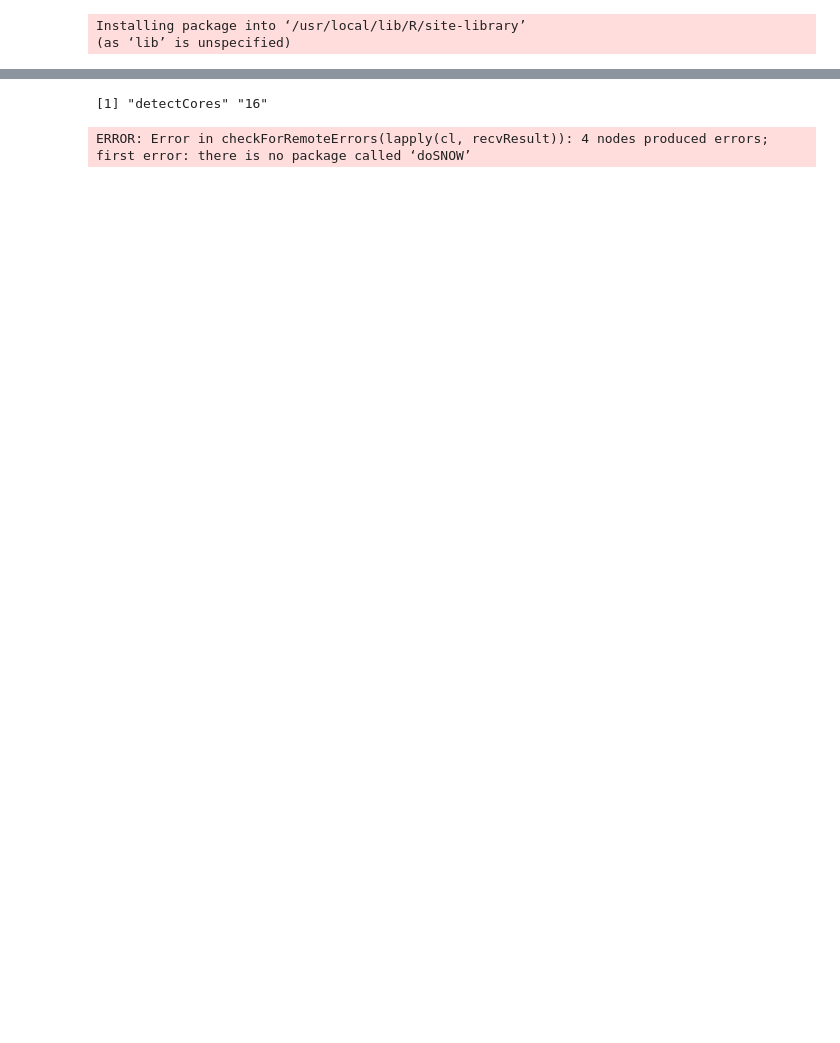
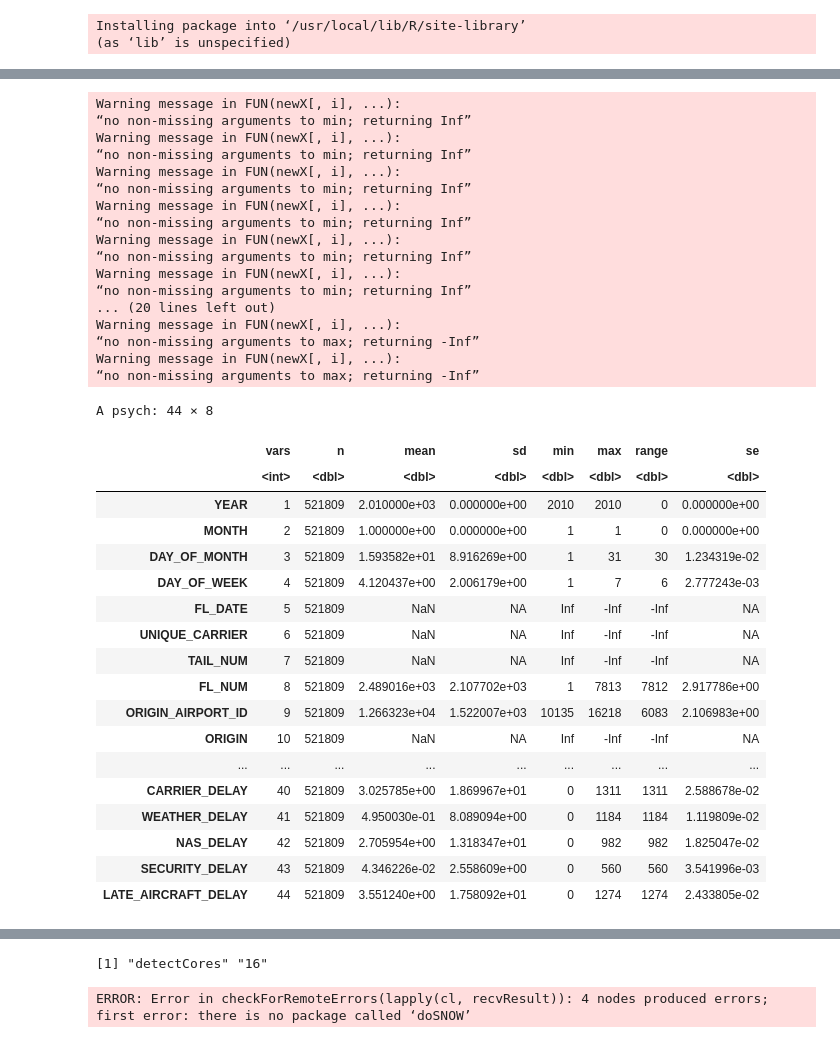
Before and after one commit to tin6150/beyond-single-core-R, a Jupyter notebook: parallel_practice.ipynb, the cells around one changed output, grey strips where cells are left out. Saved outputs shown, nothing was run; the diff lists cells and outputs as text; code cells hidden in the pictures; blank space fills up the shorter version.

```diff
--- a/parallel_practice.ipynb
+++ b/parallel_practice.ipynb
@@ -19,0 +44,10 @@ library(doSNOW)
+# %%
+library(parallel)
+source("data/airline/read_airline.R")
+jan2010 <- read.airline("data/airline/airOT201001.csv.gz")
+unique.planes <- mcparallel( length( unique( sort(jan2010$TAIL_NUM) ) ) )
+median.elapsed <- mcparallel( median( jan2010$ACTUAL_ELAPSED_TIME, na.rm=TRUE ) )
+mccollect( unique.planes  )
+mccollect( median.elapsed )
+#ans <- mccollect( list(unique.planes, median.elapsed) )
+#ans
@@ -19,0 +141,41 @@ library(doSNOW)
+# %%
+## https://dabblingwithdata.wordpress.com/2018/01/02/my-favourite-r-package-for-summarising-data/
+library(psych)
+psych::describe(jan2010)
+# %% [output]
+Warning message in FUN(newX[, i], ...):
+“no non-missing arguments to min; returning Inf”
+Warning message in FUN(newX[, i], ...):
+“no non-missing arguments to min; returning Inf”
+Warning message in FUN(newX[, i], ...):
+“no non-missing arguments to min; returning Inf”
+Warning message in FUN(newX[, i], ...):
+“no non-missing arguments to min; returning Inf”
+Warning message in FUN(newX[, i], ...):
+“no non-missing arguments to min; returning Inf”
+Warning message in FUN(newX[, i], ...):
+“no non-missing arguments to min; returning Inf”
+... (20 lines left out)
+Warning message in FUN(newX[, i], ...):
+“no non-missing arguments to max; returning -Inf”
+Warning message in FUN(newX[, i], ...):
+“no non-missing arguments to max; returning -Inf”
+A psych: 44 × 8
+|  | vars | n | mean | sd | min | max | range | se |
+|  | <int> | <dbl> | <dbl> | <dbl> | <dbl> | <dbl> | <dbl> | <dbl> |
+| YEAR | 1 | 521809 | 2.010000e+03 | 0.000000e+00 | 2010 | 2010 | 0 | 0.000000e+00 |
+| MONTH | 2 | 521809 | 1.000000e+00 | 0.000000e+00 | 1 | 1 | 0 | 0.000000e+00 |
+| DAY_OF_MONTH | 3 | 521809 | 1.593582e+01 | 8.916269e+00 | 1 | 31 | 30 | 1.234319e-02 |
+| DAY_OF_WEEK | 4 | 521809 | 4.120437e+00 | 2.006179e+00 | 1 | 7 | 6 | 2.777243e-03 |
+| FL_DATE | 5 | 521809 | NaN | NA | Inf | -Inf | -Inf | NA |
+| UNIQUE_CARRIER | 6 | 521809 | NaN | NA | Inf | -Inf | -Inf | NA |
+| TAIL_NUM | 7 | 521809 | NaN | NA | Inf | -Inf | -Inf | NA |
+| FL_NUM | 8 | 521809 | 2.489016e+03 | 2.107702e+03 | 1 | 7813 | 7812 | 2.917786e+00 |
+| ORIGIN_AIRPORT_ID | 9 | 521809 | 1.266323e+04 | 1.522007e+03 | 10135 | 16218 | 6083 | 2.106983e+00 |
+| ORIGIN | 10 | 521809 | NaN | NA | Inf | -Inf | -Inf | NA |
+| ... | ... | ... | ... | ... | ... | ... | ... | ... |
+| CARRIER_DELAY | 40 | 521809 | 3.025785e+00 | 1.869967e+01 | 0 | 1311 | 1311 | 2.588678e-02 |
+| WEATHER_DELAY | 41 | 521809 | 4.950030e-01 | 8.089094e+00 | 0 | 1184 | 1184 | 1.119809e-02 |
+| NAS_DELAY | 42 | 521809 | 2.705954e+00 | 1.318347e+01 | 0 | 982 | 982 | 1.825047e-02 |
+| SECURITY_DELAY | 43 | 521809 | 4.346226e-02 | 2.558609e+00 | 0 | 560 | 560 | 3.541996e-03 |
+| LATE_AIRCRAFT_DELAY | 44 | 521809 | 3.551240e+00 | 1.758092e+01 | 0 | 1274 | 1274 | 2.433805e-02 |
```
Also changed, not shown: parts of 24 cells of this notebook, 2 other files.
